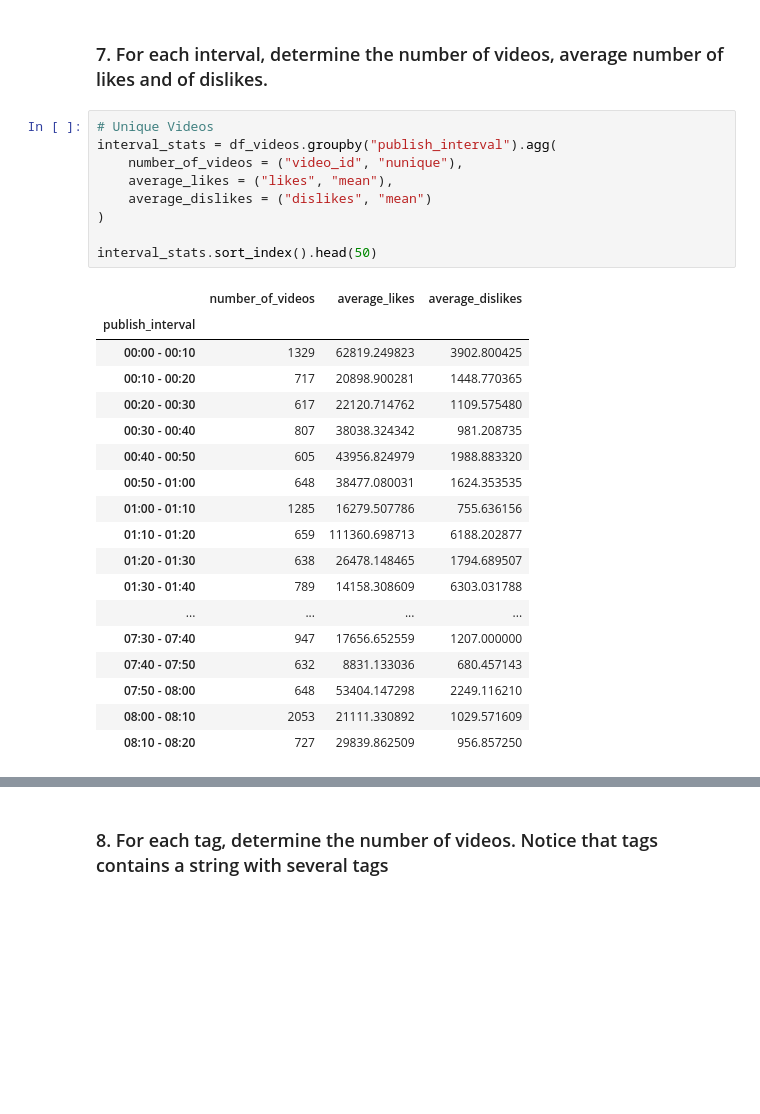
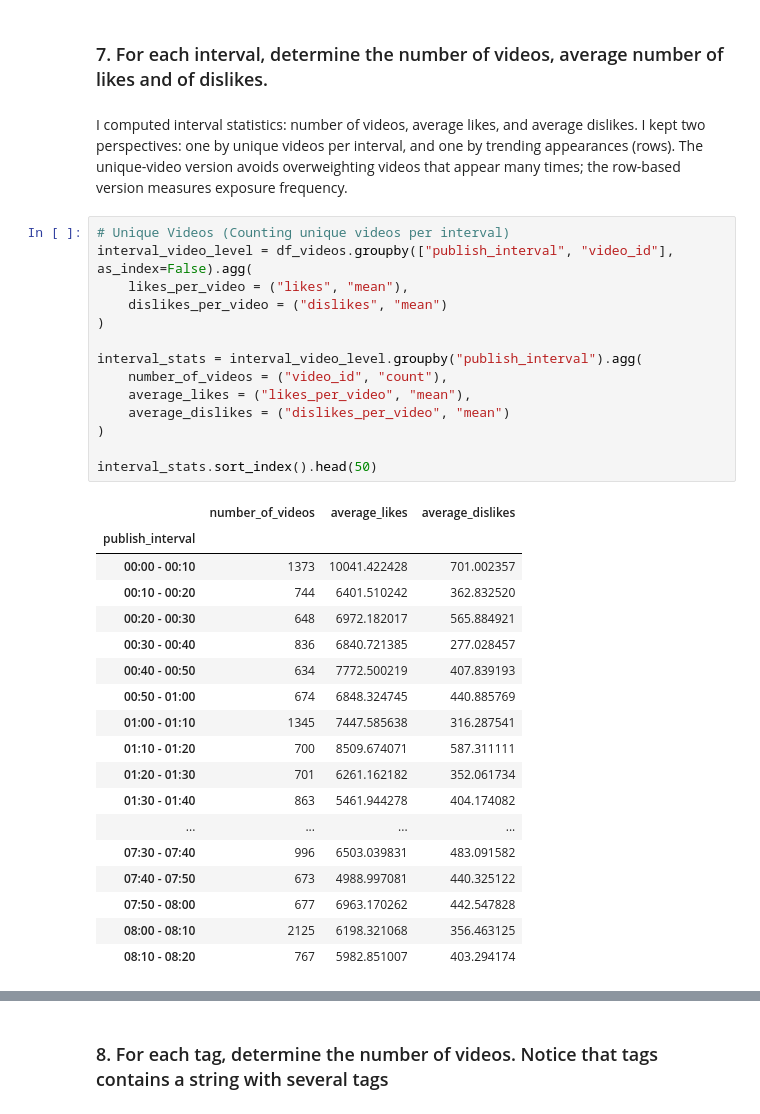
Before and after one commit to meryannjoy/Foundations-of-Computer-Science, a Jupyter notebook: Youtube Trending Notebook.ipynb, the cells around one changed output, grey strips where cells are left out. Saved outputs shown, nothing was run; the diff lists cells and outputs as text; blank space fills up the shorter version.

```diff
--- a/Youtube Trending Notebook.ipynb
+++ b/Youtube Trending Notebook.ipynb
@@ -242,31 +260,38 @@ df_videos[["publish_time", "publish_interval"]]
 # %% [markdown]
 ### 7. For each interval, determine the number of videos, average number of likes and of dislikes.
+# %% [markdown]
+I computed interval statistics: number of videos, average likes, and average dislikes. I kept two perspectives: one by unique videos per interval, and one by trending appearances (rows). The unique-video version avoids overweighting videos that appear many times; the row-based version measures exposure frequency.
 # %%
-# Unique Videos
-interval_stats = df_videos.groupby("publish_interval").agg(
-    number_of_videos = ("video_id", "nunique"),
-    average_likes = ("likes", "mean"),
-    average_dislikes = ("dislikes", "mean")
+# Unique Videos (Counting unique videos per interval)
+interval_video_level = df_videos.groupby(["publish_interval", "video_id"], as_index=False).agg(
+    likes_per_video = ("likes", "mean"),
+    dislikes_per_video = ("dislikes", "mean")
+)
+
+interval_stats = interval_video_level.groupby("publish_interval").agg(
+    number_of_videos = ("video_id", "count"),
+    average_likes = ("likes_per_video", "mean"),
+    average_dislikes = ("dislikes_per_video", "mean")
 )
 
 interval_stats.sort_index().head(50)
 # %% [output]
 |  | number_of_videos | average_likes | average_dislikes |
 | publish_interval |  |  |  |
-| 00:00 - 00:10 | 1329 | 62819.249823 | 3902.800425 |
-| 00:10 - 00:20 | 717 | 20898.900281 | 1448.770365 |
-| 00:20 - 00:30 | 617 | 22120.714762 | 1109.575480 |
-| 00:30 - 00:40 | 807 | 38038.324342 | 981.208735 |
-| 00:40 - 00:50 | 605 | 43956.824979 | 1988.883320 |
-| 00:50 - 01:00 | 648 | 38477.080031 | 1624.353535 |
-| 01:00 - 01:10 | 1285 | 16279.507786 | 755.636156 |
-| 01:10 - 01:20 | 659 | 111360.698713 | 6188.202877 |
-| 01:20 - 01:30 | 638 | 26478.148465 | 1794.689507 |
-| 01:30 - 01:40 | 789 | 14158.308609 | 6303.031788 |
+| 00:00 - 00:10 | 1373 | 10041.422428 | 701.002357 |
+| 00:10 - 00:20 | 744 | 6401.510242 | 362.832520 |
+| 00:20 - 00:30 | 648 | 6972.182017 | 565.884921 |
+| 00:30 - 00:40 | 836 | 6840.721385 | 277.028457 |
+| 00:40 - 00:50 | 634 | 7772.500219 | 407.839193 |
+| 00:50 - 01:00 | 674 | 6848.324745 | 440.885769 |
+| 01:00 - 01:10 | 1345 | 7447.585638 | 316.287541 |
+| 01:10 - 01:20 | 700 | 8509.674071 | 587.311111 |
+| 01:20 - 01:30 | 701 | 6261.162182 | 352.061734 |
+| 01:30 - 01:40 | 863 | 5461.944278 | 404.174082 |
 | ... | ... | ... | ... |
-| 07:30 - 07:40 | 947 | 17656.652559 | 1207.000000 |
-| 07:40 - 07:50 | 632 | 8831.133036 | 680.457143 |
-| 07:50 - 08:00 | 648 | 53404.147298 | 2249.116210 |
-| 08:00 - 08:10 | 2053 | 21111.330892 | 1029.571609 |
-| 08:10 - 08:20 | 727 | 29839.862509 | 956.857250 |
+| 07:30 - 07:40 | 996 | 6503.039831 | 483.091582 |
+| 07:40 - 07:50 | 673 | 4988.997081 | 440.325122 |
+| 07:50 - 08:00 | 677 | 6963.170262 | 442.547828 |
+| 08:00 - 08:10 | 2125 | 6198.321068 | 356.463125 |
+| 08:10 - 08:20 | 767 | 5982.851007 | 403.294174 |
 # %%
```
Also changed, not shown: parts of 25 cells of this notebook.
